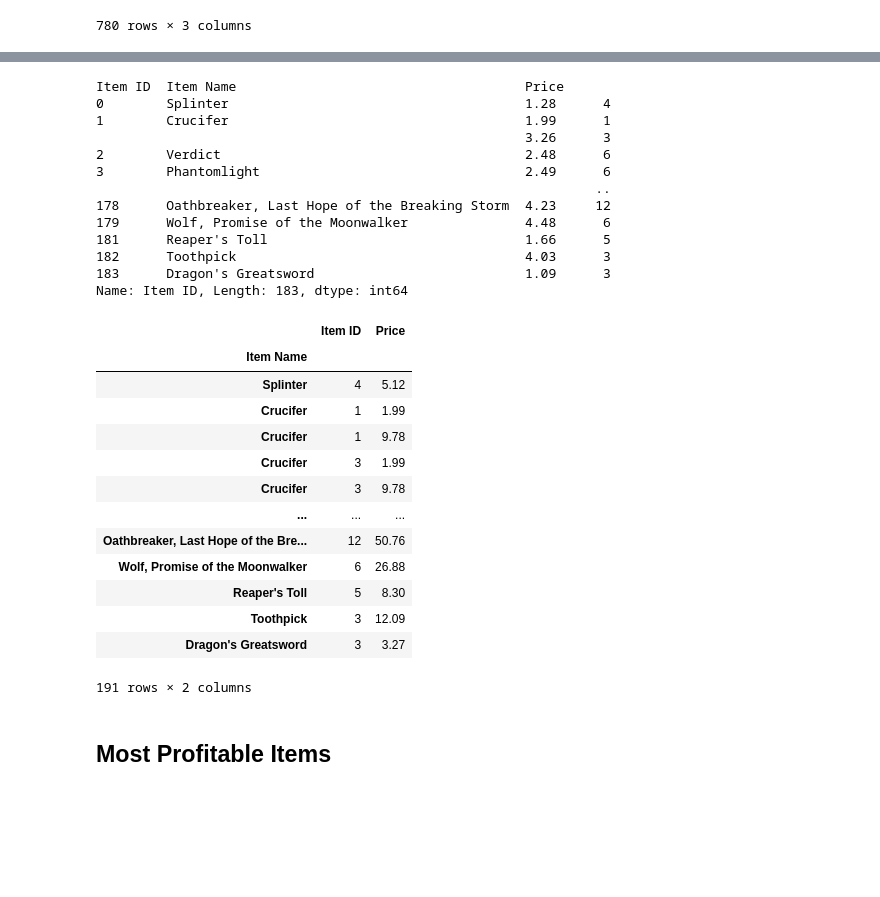
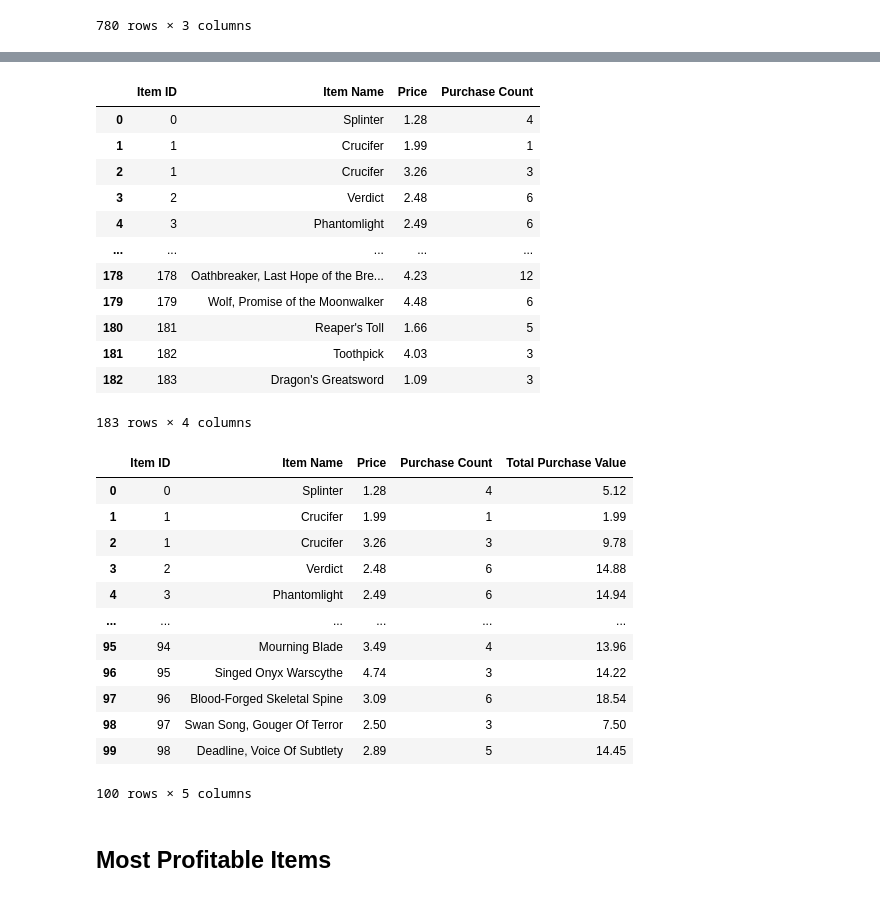
Before and after one commit to davew306/pandas-challenge, a Jupyter notebook: HeroesOfPymoli/HeroesOfPymoli_dw.ipynb, the cells around one changed output, grey strips where cells are left out. Saved outputs shown, nothing was run; the diff lists cells and outputs as text; code cells hidden in the pictures; blank space fills up the shorter version.

```diff
--- a/HeroesOfPymoli/HeroesOfPymoli_dw.ipynb
+++ b/HeroesOfPymoli/HeroesOfPymoli_dw.ipynb
@@ -545,7 +545,7 @@ populardfItem.head(25)
 #test = populardfItem.iloc[1,1]
 #test
 # %%
-popitemsum = populardfItem['Price'].sum()
+popitemsum = populardfItem['Price'].sum().reset_index(name ='Total Purchase Value')
 popitemsum
 #a = pd.DataFrame(populardfItem['Price'].sum(), columns = ['whatever_name_you_want'])
 #a
@@ -568,40 +570,40 @@ PriceItems= popitemsum.loc[:, 'Price']
 # %%
-countitem= populardfItem['Item ID'].count()
+countitem= populardfItem['Item ID'].count().reset_index(name ='Purchase Count')
 countitem
 # %% [output]
+|  | Item ID | Item Name | Price | Purchase Count |
+| 0 | 0 | Splinter | 1.28 | 4 |
+| 1 | 1 | Crucifer | 1.99 | 1 |
+| 2 | 1 | Crucifer | 3.26 | 3 |
+| 3 | 2 | Verdict | 2.48 | 6 |
+| 4 | 3 | Phantomlight | 2.49 | 6 |
+| ... | ... | ... | ... | ... |
+| 178 | 178 | Oathbreaker, Last Hope of the Bre... | 4.23 | 12 |
+| 179 | 179 | Wolf, Promise of the Moonwalker | 4.48 | 6 |
+| 180 | 181 | Reaper's Toll | 1.66 | 5 |
+| 181 | 182 | Toothpick | 4.03 | 3 |
+| 182 | 183 | Dragon's Greatsword | 1.09 | 3 |
-Item ID  Item Name                                     Price
-0        Splinter                                      1.28      4
-1        Crucifer                                      1.99      1
-                                                       3.26      3
-2        Verdict                                       2.48      6
-3        Phantomlight                                  2.49      6
-                                                                ..
-178      Oathbreaker, Last Hope of the Breaking Storm  4.23     12
-179      Wolf, Promise of the Moonwalker               4.48      6
-181      Reaper's Toll                                 1.66      5
-182      Toothpick                                     4.03      3
-183      Dragon's Greatsword                           1.09      3
-Name: Item ID, Length: 183, dtype: int64
+183 rows × 4 columns
 # %%
 #test = countitem.loc[:,'Item Name']
 #test
 # %%
 #CountItemValues = pd.Series(countitem).values
 # %%
-merge_df_item = pd.merge(countitem, popitemsum, on="Item Name")
-merge_df_item
+merge_df_item = pd.merge(countitem, popitemsum, left_on=['Item ID','Item Name','Price'], right_on = ['Item ID','Item Name','Price'],how = "left")
+merge_df_item.head(100)
+# left_index=True, right_index=True
 # %% [output]
-|  | Item ID | Price |
-| Item Name |  |  |
-| Splinter | 4 | 5.12 |
-| Crucifer | 1 | 1.99 |
-| Crucifer | 1 | 9.78 |
-| Crucifer | 3 | 1.99 |
-| Crucifer | 3 | 9.78 |
-| ... | ... | ... |
-| Oathbreaker, Last Hope of the Bre... | 12 | 50.76 |
-| Wolf, Promise of the Moonwalker | 6 | 26.88 |
-| Reaper's Toll | 5 | 8.30 |
-| Toothpick | 3 | 12.09 |
-| Dragon's Greatsword | 3 | 3.27 |
+|  | Item ID | Item Name | Price | Purchase Count | Total Purchase Value |
+| 0 | 0 | Splinter | 1.28 | 4 | 5.12 |
+| 1 | 1 | Crucifer | 1.99 | 1 | 1.99 |
+| 2 | 1 | Crucifer | 3.26 | 3 | 9.78 |
+| 3 | 2 | Verdict | 2.48 | 6 | 14.88 |
+| 4 | 3 | Phantomlight | 2.49 | 6 | 14.94 |
+| ... | ... | ... | ... | ... | ... |
+| 95 | 94 | Mourning Blade | 3.49 | 4 | 13.96 |
+| 96 | 95 | Singed Onyx Warscythe | 4.74 | 3 | 14.22 |
+| 97 | 96 | Blood-Forged Skeletal Spine | 3.09 | 6 | 18.54 |
+| 98 | 97 | Swan Song, Gouger Of Terror | 2.50 | 3 | 7.50 |
+| 99 | 98 | Deadline, Voice Of Subtlety | 2.89 | 5 | 14.45 |
-191 rows × 2 columns
+100 rows × 5 columns
```
Also changed, not shown: parts of 20 cells of this notebook.
